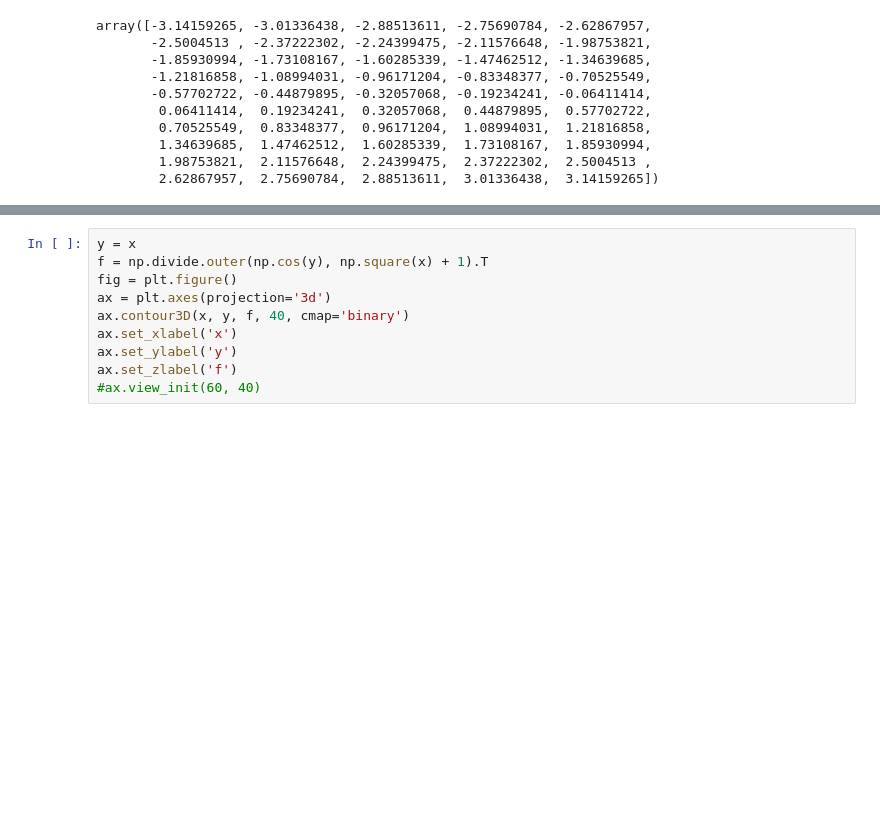
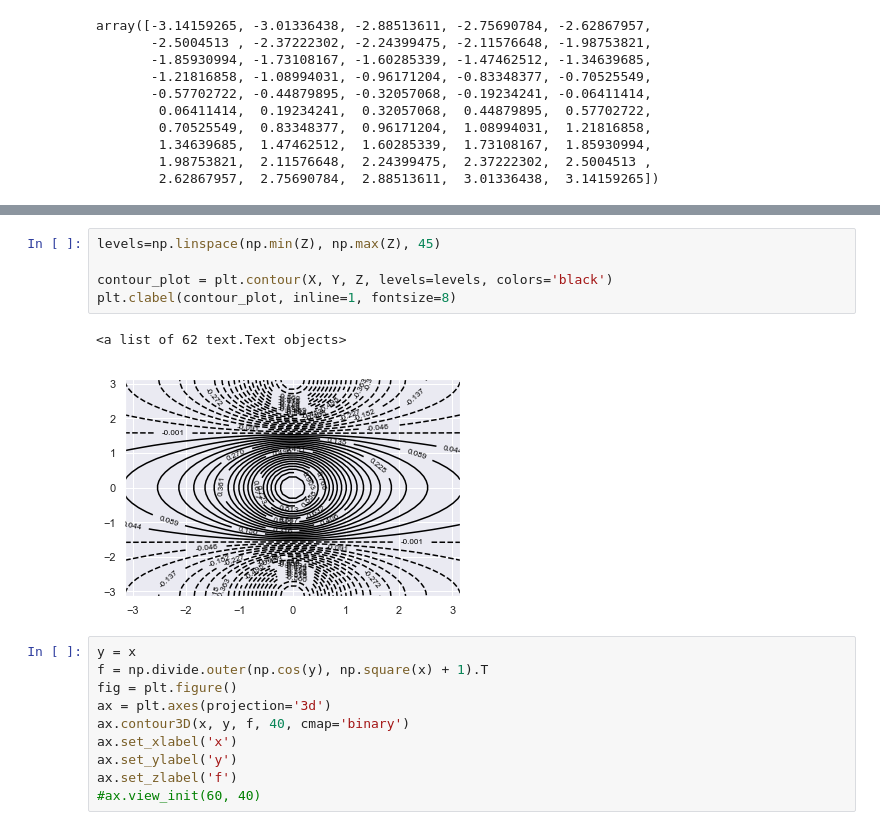
Before and after one commit to ericness/ISLR-python, a Jupyter notebook: Notebooks/Chapter 2 Lab.ipynb, the cells around one changed output, grey strips where cells are left out. Cells and saved outputs as stored; diff of their text form; blank space fills up the shorter version.

```diff
--- a/Notebooks/Chapter 2 Lab.ipynb
+++ b/Notebooks/Chapter 2 Lab.ipynb
@@ -131,3 +147,11 @@ array([-3.14159265, -3.01336438, -2.88513611, -2.75690784, -2.62867957,
+# %%
+levels=np.linspace(np.min(Z), np.max(Z), 45)
+
+contour_plot = plt.contour(X, Y, Z, levels=levels, colors='black')
+plt.clabel(contour_plot, inline=1, fontsize=8)
+# %% [output]
+<a list of 62 text.Text objects>
+[figure, added]
 # %%
 y = x
 f = np.divide.outer(np.cos(y), np.square(x) + 1).T
```
Also changed, not shown: parts of 4 cells of this notebook.
